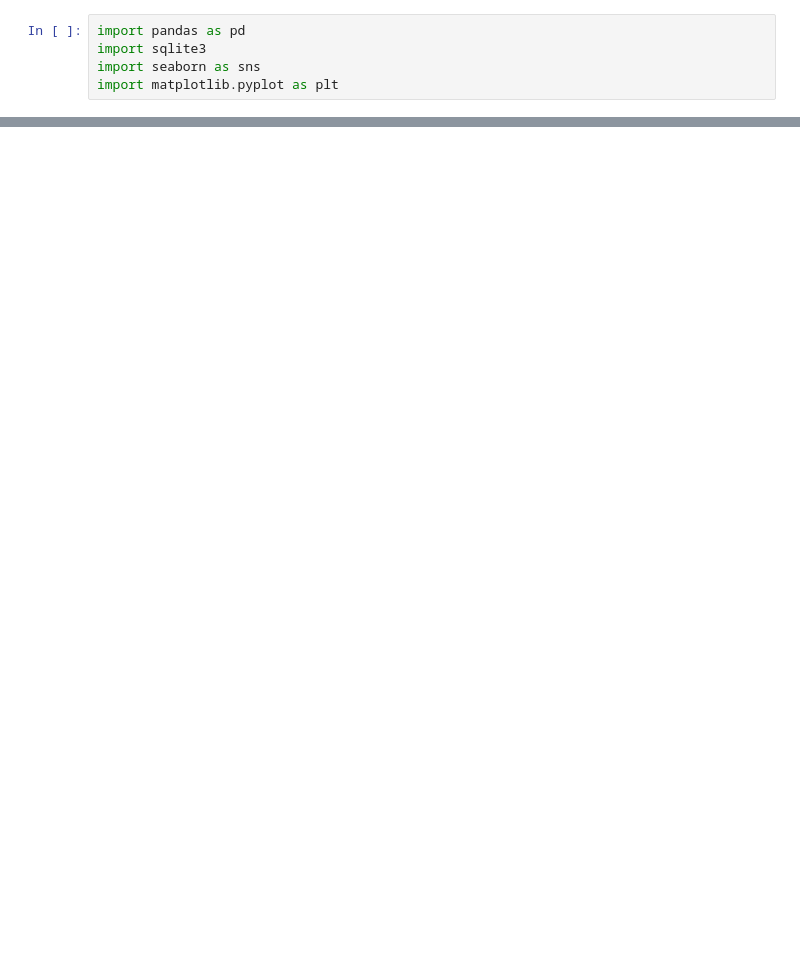
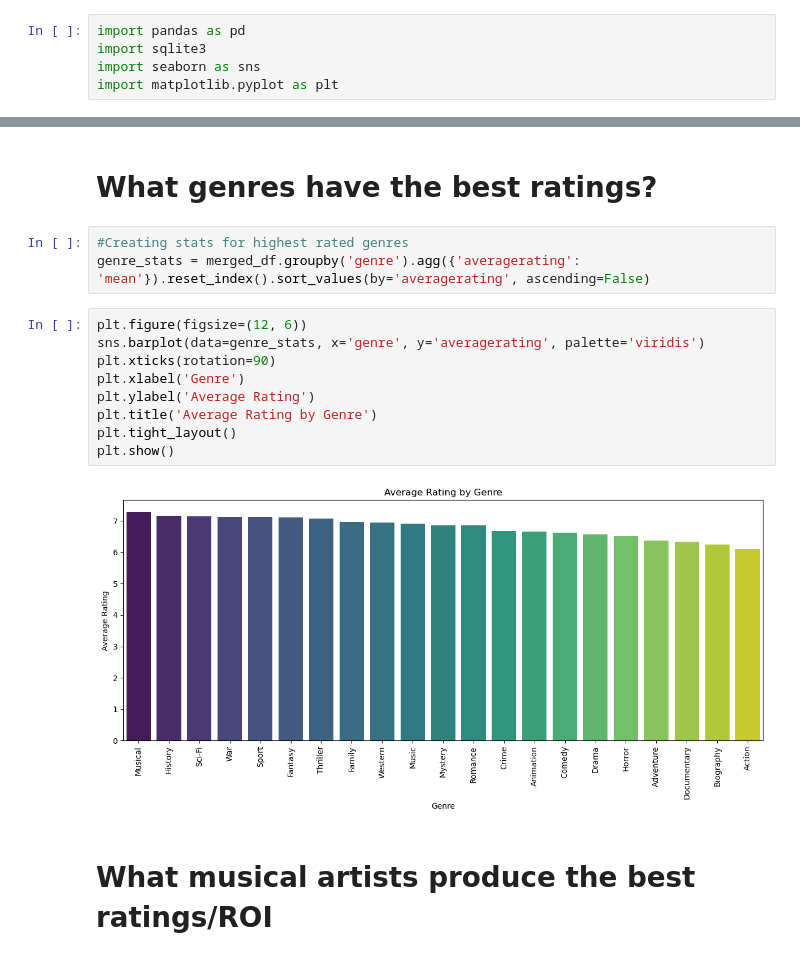
Before and after one commit to Psyluxxx/Movie-Studio-EDA, a Jupyter notebook: Anthony/student.ipynb, the cells around one changed output, grey strips where cells are left out. Drawn from its saved outputs; the diff is of its cells as text; blank space fills up the shorter version.

```diff
--- a/Anthony/student.ipynb
+++ b/Anthony/student.ipynb
@@ -77,3 +75,21 @@ merged_df = merged_df.drop(['primary_title', 'original_title'], axis=1)
+# %% [markdown]
+# What genres have the best ratings?
+# %%
+#Creating stats for highest rated genres
+genre_stats = merged_df.groupby('genre').agg({'averagerating': 'mean'}).reset_index().sort_values(by='averagerating', ascending=False)
+# %%
+plt.figure(figsize=(12, 6))
+sns.barplot(data=genre_stats, x='genre', y='averagerating', palette='viridis')
+plt.xticks(rotation=90)
+plt.xlabel('Genre')
+plt.ylabel('Average Rating')
+plt.title('Average Rating by Genre')
+plt.tight_layout()
+plt.show()
+# %% [output]
+[figure, added]
+# %% [markdown]
+# What musical artists produce the best ratings/ROI
 # %%
 merged_df.columns
 # %% [output]
```
Also changed, not shown: parts of 18 cells of this notebook.
